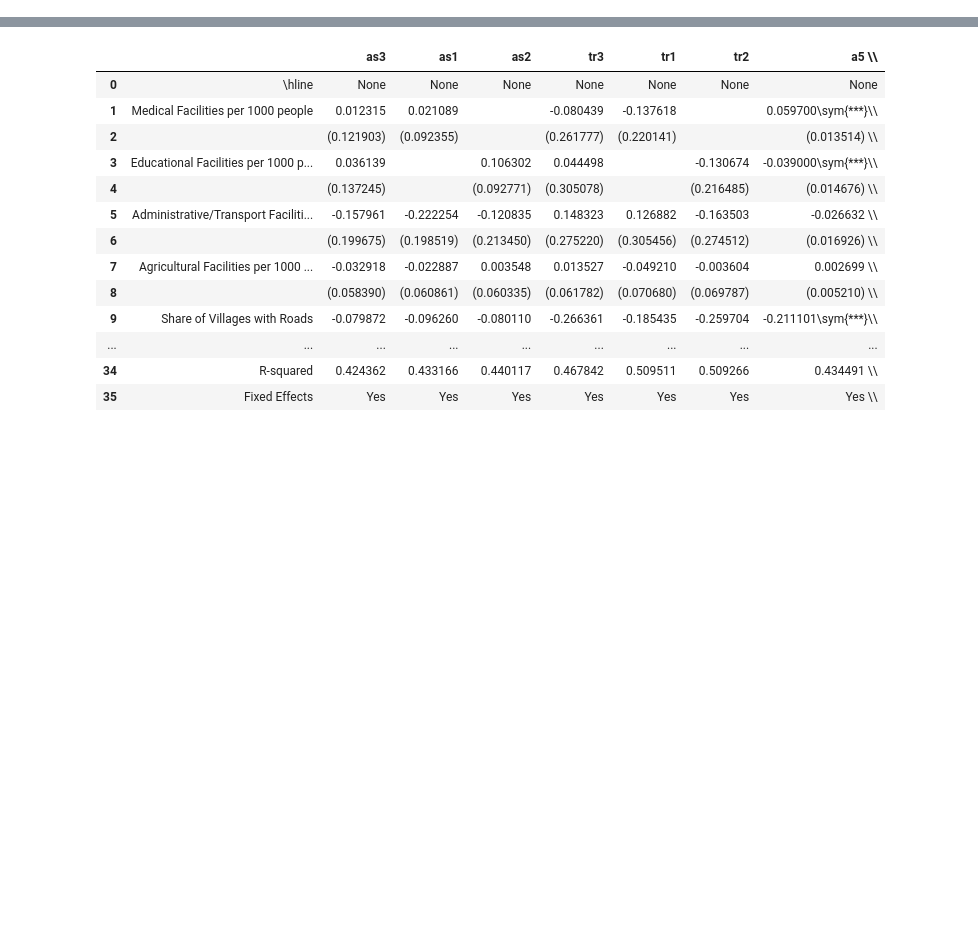
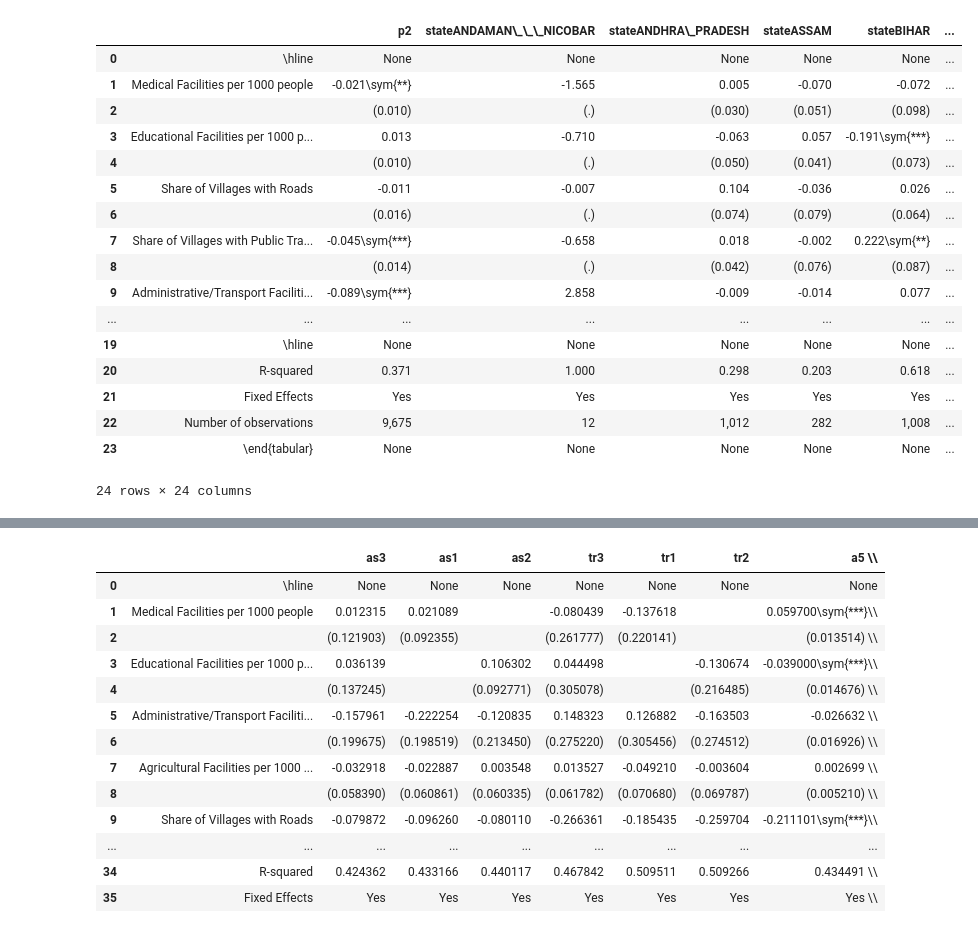
Before and after one commit to SaiSiddhardhaKalla/Master_Thesis, a Jupyter notebook: latex_table_2_csv.ipynb, the cells around one changed output, grey strips where cells are left out. Drawn from its saved outputs; the diff is of its cells as text; code cells hidden in the pictures; blank space fills up the shorter version.

```diff
--- a/latex_table_2_csv.ipynb
+++ b/latex_table_2_csv.ipynb
@@ -1,3 +1,69 @@
 # %%
 import pandas as pd
 from tabulate import tabulate
+# %%
+# Your LaTeX table as a string
+latex_table1 = r"""
+\begin{tabular}{|l|c|c|c|c|c|c|c|c|c|c|c|c|c|c|c|c|c|c|c|c|c|c|c|c|c|c|c|c|}
+                    &          p2         &stateANDAMAN\_\_\_NICOBAR         &stateANDHRA\_PRADESH         &  stateASSAM         &  stateBIHAR         &stateCHHATTISGARH         &    stateGOA         &stateGUJARAT         &stateHARYANA         &stateJHARKHAND         &stateKARNATAKA         & stateKERALA         &stateMADHYA\_PRADESH         &stateMAHARASHTRA         & stateODISHA         & statePUNJAB         &stateRAJASTHAN         &stateTAMIL\_NADU         &stateTELANGANA         &stateTRIPURA         &stateUTTAR\_PRADESH         &stateUTTARAKHAND         &stateWEST\_BENGAL         \\
+\hline
+Medical Facilities per 1000 people&      -0.021\sym{**} &      -1.565         &       0.005         &      -0.070         &      -0.072         &       0.205\sym{***}&      -0.171         &       0.108\sym{***}&      -0.415         &      -0.064\sym{*}  &       0.179\sym{**} &       2.167\sym{*}  &      -0.048         &       0.212\sym{**} &      -0.019         &      -0.046         &       0.037         &       0.297\sym{*}  &       0.124\sym{***}&       0.000         &       0.008         &       0.040         &       0.026         \\
+                    &     (0.010)         &         (.)         &     (0.030)         &     (0.051)         &     (0.098)         &     (0.066)         &     (0.247)         &     (0.032)         &     (0.303)         &     (0.033)         &     (0.083)         &     (1.203)         &     (0.050)         &     (0.082)         &     (0.022)         &     (0.095)         &     (0.068)         &     (0.162)         &     (0.045)         &         (.)         &     (0.089)         &     (0.031)         &     (0.069)         \\
+Educational Facilities per 1000 people&       0.013         &      -0.710         &      -0.063         &       0.057         &      -0.191\sym{***}&      -0.190\sym{***}&      -1.008\sym{**} &      -0.058         &       0.060         &       0.103\sym{**} &      -0.030         &       0.298         &      -0.050         &      -0.038         &      -0.006         &      -0.107         &       0.095\sym{*}  &      -0.100         &      -0.145\sym{**} &       0.000         &      -0.175\sym{*}  &      -0.049\sym{**} &      -0.112         \\
+                    &     (0.010)         &         (.)         &     (0.050)         &     (0.041)         &     (0.073)         &     (0.066)         &     (0.252)         &     (0.036)         &     (0.303)         &     (0.044)         &     (0.092)         &     (1.033)         &     (0.055)         &     (0.092)         &     (0.018)         &     (0.099)         &     (0.052)         &     (0.140)         &     (0.063)         &         (.)         &     (0.091)         &     (0.023)         &     (0.119)         \\
+Share of Villages with Roads&      -0.011         &      -0.007         &       0.104         &      -0.036         &       0.026         &      -0.081         &      -0.582         &       0.068         &      -0.061         &      -0.049         &      -0.087         &      -0.192         &       0.012         &      -0.074         &      -0.004         &      -0.170\sym{*}  &       0.148\sym{**} &       0.176         &      -0.328\sym{***}&       0.000         &      -0.159\sym{**} &       0.015         &       0.051         \\
+                    &     (0.016)         &         (.)         &     (0.074)         &     (0.079)         &     (0.064)         &     (0.104)         &     (0.322)         &     (0.063)         &     (0.424)         &     (0.066)         &     (0.150)         &     (0.497)         &     (0.050)         &     (0.119)         &     (0.039)         &     (0.095)         &     (0.071)         &     (0.216)         &     (0.119)         &         (.)         &     (0.070)         &     (0.120)         &     (0.062)         \\
+Share of Villages with Public Transport&      -0.045\sym{***}&      -0.658         &       0.018         &      -0.002         &       0.222\sym{**} &      -0.094         &       0.085         &      -0.044         &      -0.054         &       0.037         &      -0.036         &      -0.051         &       0.116\sym{*}  &       0.170\sym{*}  &      -0.124\sym{*}  &       0.118         &      -0.033         &      -0.256\sym{*}  &      -0.013         &       0.000         &       0.180         &      -0.142         &      -0.081         \\
+                    &     (0.014)         &         (.)         &     (0.042)         &     (0.076)         &     (0.087)         &     (0.116)         &     (0.484)         &     (0.061)         &     (0.199)         &     (0.118)         &     (0.112)         &     (0.370)         &     (0.063)         &     (0.091)         &     (0.067)         &     (0.169)         &     (0.067)         &     (0.145)         &     (0.068)         &         (.)         &     (0.169)         &     (0.106)         &     (0.064)         \\
+Administrative/Transport Facilities per 1000 people&      -0.089\sym{***}&       2.858         &      -0.009         &      -0.014         &       0.077         &      -0.305\sym{***}&       0.426         &      -0.069         &       0.222         &      -0.082\sym{**} &      -0.558\sym{***}&      -1.941         &       0.015         &      -0.530\sym{***}&       0.048         &       0.121         &      -0.155         &      -0.295         &       0.164\sym{**} &       0.000         &      -0.164         &       0.034         &      -0.049         \\
+                    &     (0.015)         &         (.)         &     (0.053)         &     (0.082)         &     (0.097)         &     (0.097)         &     (0.634)         &     (0.045)         &     (0.291)         &     (0.039)         &     (0.189)         &     (1.474)         &     (0.097)         &     (0.112)         &     (0.036)         &     (0.202)         &     (0.103)         &     (0.187)         &     (0.069)         &         (.)         &     (0.109)         &     (0.044)         &     (0.180)         \\
+Number of Villages  &      -0.000         &       0.041         &       0.004         &       0.001         &      -0.004         &       0.004         &       0.001         &       0.001         &      -0.001         &      -0.007\sym{***}&       0.000         &      -0.010         &      -0.011\sym{***}&       0.002         &      -0.002\sym{*}  &      -0.002         &       0.000         &      -0.008         &      -0.015\sym{**} &       0.000         &       0.000         &      -0.000         &      -0.003\sym{**} \\
+                    &     (0.000)         &         (.)         &     (0.009)         &     (0.001)         &     (0.014)         &     (0.003)         &     (0.013)         &     (0.002)         &     (0.007)         &     (0.001)         &     (0.001)         &     (0.009)         &     (0.002)         &     (0.003)         &     (0.001)         &     (0.005)         &     (0.004)         &     (0.010)         &     (0.006)         &         (.)         &     (0.000)         &     (0.002)         &     (0.001)         \\
+Subdistrict Area    &       0.000\sym{*}  &       0.000         &      -0.009         &       0.000         &      -0.016\sym{*}  &      -0.000         &       0.000         &      -0.000         &       0.002         &      -0.000         &       0.000         &       0.001         &      -0.000         &       0.000\sym{*}  &       0.000         &      -0.000         &       0.001         &      -0.000         &       0.001         &       0.000         &      -0.000         &       0.001         &      -0.006         \\
+                    &     (0.000)         &         (.)         &     (0.016)         &         (.)         &     (0.009)         &     (0.000)         &         (.)         &     (0.000)         &     (0.013)         &     (0.001)         &     (0.000)         &     (0.007)         &     (0.000)         &     (0.000)         &         (.)         &     (0.000)         &     (0.005)         &     (0.001)         &     (0.008)         &         (.)         &     (0.000)         &     (0.001)         &     (0.016)         \\
+Average Distance to Urban Centre&      -0.000\sym{*}  &       0.000         &      -0.001         &      -0.002         &       0.001         &       0.001         &       0.000         &      -0.002\sym{**} &      -0.012         &       0.000         &      -0.010\sym{*}  &      -0.000         &       0.001         &      -0.001         &       0.000         &       0.007         &      -0.000         &      -0.001         &      -0.001         &       0.000         &      -0.000         &       0.000         &       0.000         \\
+                    &     (0.000)         &         (.)         &     (0.001)         &     (0.001)         &     (0.001)         &     (0.001)         &         (.)         &     (0.001)         &     (0.012)         &     (0.001)         &     (0.006)         &     (0.003)         &     (0.001)         &     (0.001)         &     (0.001)         &     (0.008)         &     (0.001)         &     (0.004)         &     (0.001)         &         (.)         &     (0.000)         &     (0.001)         &         (.)         \\
+Constant            &       0.412\sym{***}&       1.757         &       2.523         &       0.437\sym{***}&       4.291\sym{*}  &       0.169         &       1.410\sym{*}  &       0.270         &      -0.628         &       1.356\sym{***}&       0.522         &      -0.296         &       1.692\sym{***}&      -0.227         &       0.708\sym{***}&       1.139         &      -0.915         &       0.941         &       0.829         &       0.429         &       0.778\sym{***}&      -0.078         &       2.513         \\
+                    &     (0.046)         &         (.)         &     (3.896)         &     (0.126)         &     (2.250)         &     (0.382)         &     (0.512)         &     (0.369)         &     (9.915)         &     (0.512)         &     (0.398)         &     (3.452)         &     (0.222)         &     (0.437)         &     (0.134)         &     (0.902)         &     (6.745)         &     (0.693)         &     (1.963)         &         (.)         &     (0.231)         &     (0.815)         &     (4.636)         \\
+\hline
+R-squared           &       0.371         &       1.000         &       0.298         &       0.203         &       0.618         &       0.210         &       0.920         &       0.181         &       0.295         &       0.435         &       0.448         &       0.361         &       0.249         &       0.505         &       0.424         &       0.397         &       0.323         &       0.397         &       0.562         &           .         &       0.628         &       0.602         &       0.419         \\
+Fixed Effects       &         Yes         &         Yes         &         Yes         &         Yes         &         Yes         &         Yes         &         Yes         &         Yes         &         Yes         &         Yes         &         Yes         &         Yes         &         Yes         &         Yes         &         Yes         &         Yes         &         Yes         &         Yes         &         Yes         &         Yes         &         Yes         &         Yes         &         Yes         \\
+Number of observations&       9,675         &          12         &       1,012         &         282         &       1,008         &         286         &          23         &         402         &         140         &         519         &         370         &         126         &         772         &         556         &         848         &         156         &         562         &         417         &         820         &          23         &         587         &         142         &         612         \\
+
+\end{tabular}
+"""
+
+# Split the LaTeX table into lines and remove empty lines
+latex_lines1= [line.strip() for line in latex_table1.split('\n') if line.strip()]
+
+# Extract the header and data lines
+header_line = latex_lines1[1]
+data_lines = latex_lines1[2:]
+
+# Extract headers and values
+headers = header_line.split('&')[0:]
+values = [line.split('&')[0:] for line in data_lines]
+
+# Create a pandas DataFrame
+df1 = pd.DataFrame(values, columns=headers)
+df1.reset_index()
+df1
+# %% [output]
+|  |  | p2 | stateANDAMAN\_\_\_NICOBAR | stateANDHRA\_PRADESH | stateASSAM | stateBIHAR | ... |
+| 0 | \hline | None | None | None | None | None | ... |
+| 1 | Medical Facilities per 1000 people | -0.021\sym{**} | -1.565 | 0.005 | -0.070 | -0.072 | ... |
+| 2 |  | (0.010) | (.) | (0.030) | (0.051) | (0.098) | ... |
+| 3 | Educational Facilities per 1000 p... | 0.013 | -0.710 | -0.063 | 0.057 | -0.191\sym{***} | ... |
+| 4 |  | (0.010) | (.) | (0.050) | (0.041) | (0.073) | ... |
+| 5 | Share of Villages with Roads | -0.011 | -0.007 | 0.104 | -0.036 | 0.026 | ... |
+| 6 |  | (0.016) | (.) | (0.074) | (0.079) | (0.064) | ... |
+| 7 | Share of Villages with Public Tra... | -0.045\sym{***} | -0.658 | 0.018 | -0.002 | 0.222\sym{**} | ... |
+| 8 |  | (0.014) | (.) | (0.042) | (0.076) | (0.087) | ... |
+| 9 | Administrative/Transport Faciliti... | -0.089\sym{***} | 2.858 | -0.009 | -0.014 | 0.077 | ... |
+| ... | ... | ... | ... | ... | ... | ... | ... |
+| 19 | \hline | None | None | None | None | None | ... |
+| 20 | R-squared | 0.371 | 1.000 | 0.298 | 0.203 | 0.618 | ... |
+| 21 | Fixed Effects | Yes | Yes | Yes | Yes | Yes | ... |
+| 22 | Number of observations | 9,675 | 12 | 1,012 | 282 | 1,008 | ... |
+| 23 | \end{tabular} | None | None | None | None | None | ... |
+24 rows × 24 columns
```
Also changed, not shown: parts of 2 cells of this notebook, 2 other files.
